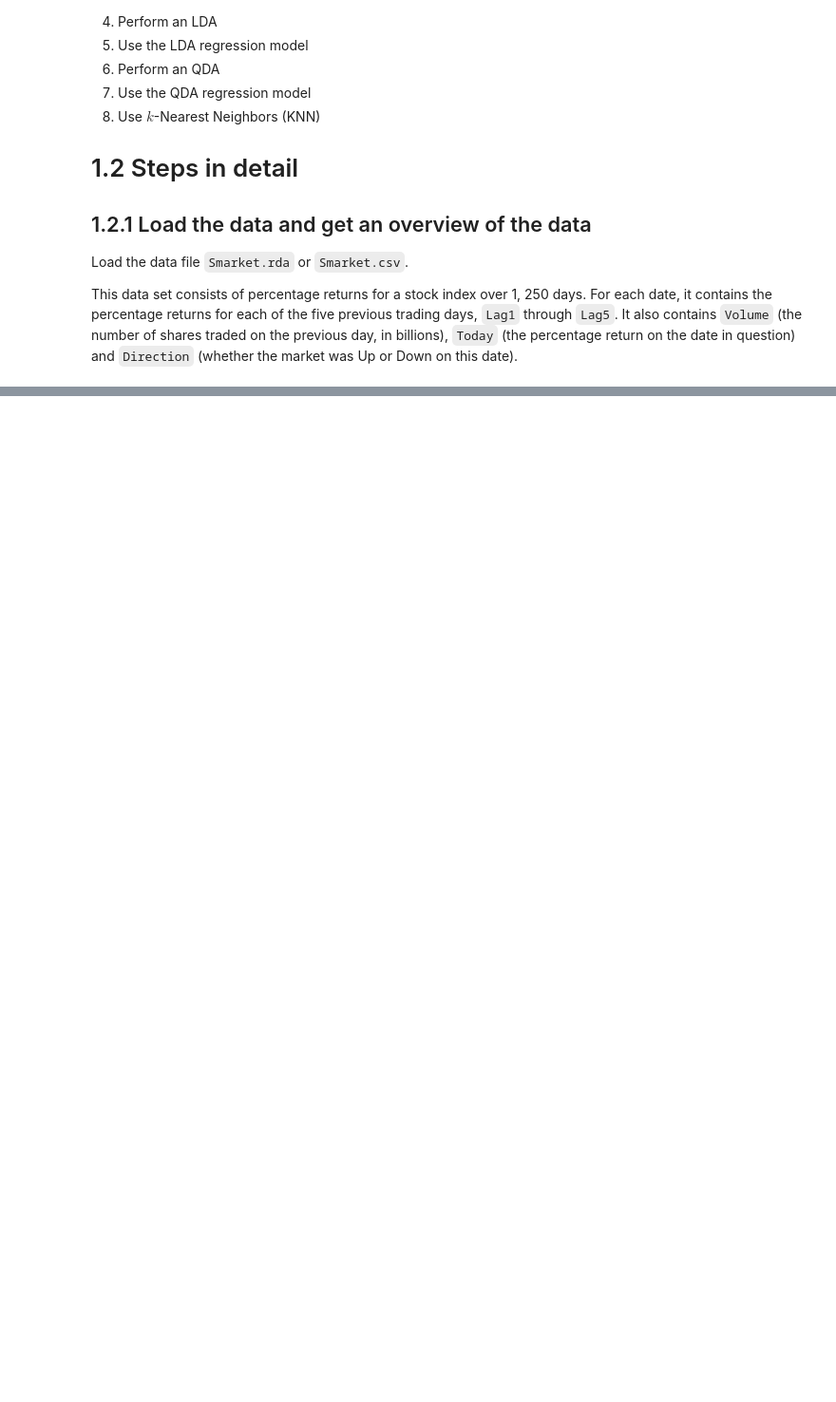
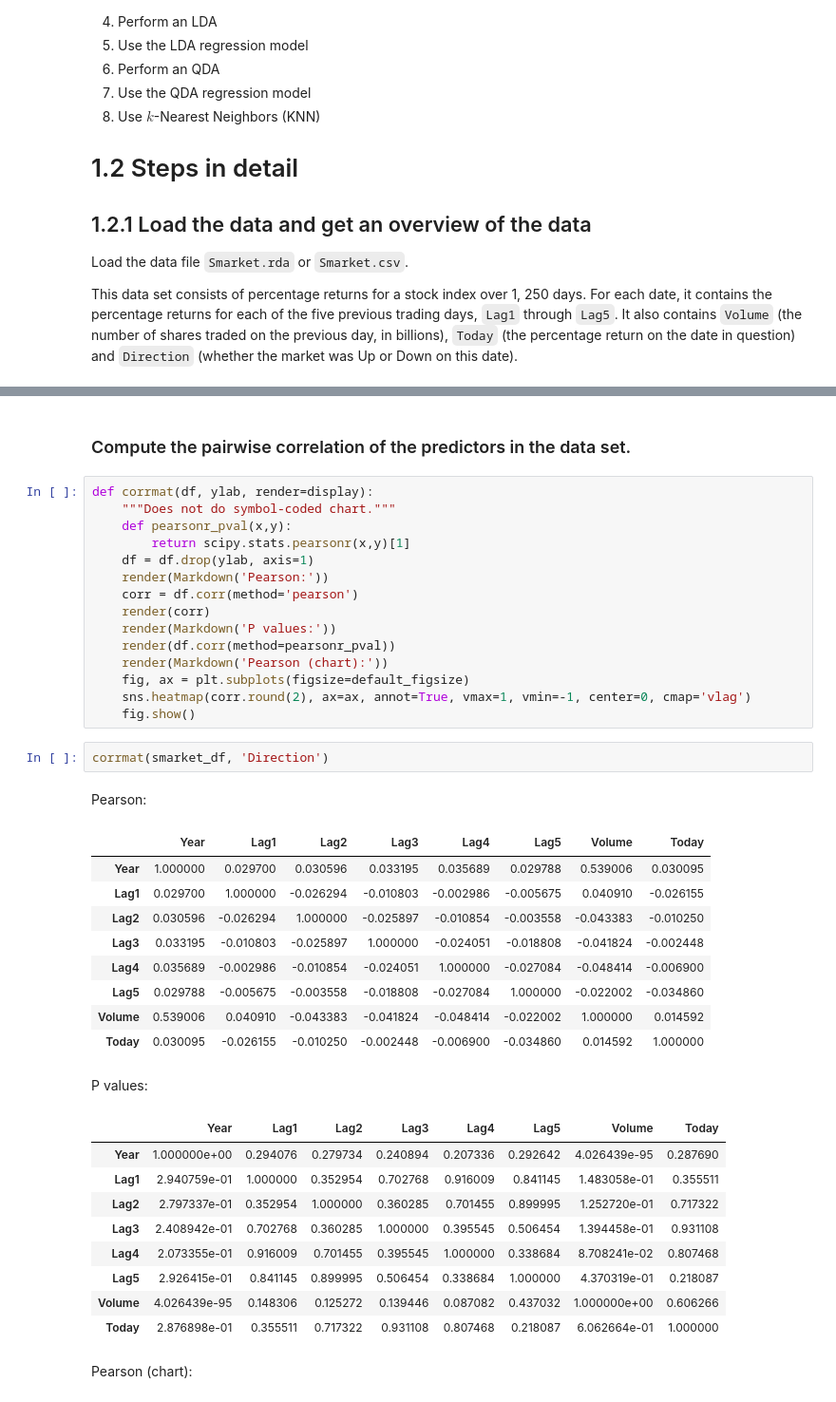
Before and after one commit to shevchenkobn/ml-practice, a Jupyter notebook: a4/a4.ipynb, the cells around one changed output, grey strips where cells are left out. Shown at 95% size. Drawn from its saved outputs; the diff is of its cells as text; blank space fills up the shorter version.

```diff
--- a/a4/a4.ipynb
+++ b/a4/a4.ipynb
@@ -38,0 +112,41 @@ boston_df = pd.read_csv('../ISLR/data/Smarket.csv', index_col=[0])
+# %% [markdown]
+### Compute the pairwise correlation of the predictors in the data set.
+# %%
+def corrmat(df, ylab, render=display):
+    """Does not do symbol-coded chart."""
+    def pearsonr_pval(x,y):
+        return scipy.stats.pearsonr(x,y)[1]
+    df = df.drop(ylab, axis=1)
+    render(Markdown('Pearson:'))
+    corr = df.corr(method='pearson')
+    render(corr)
+    render(Markdown('P values:'))
+    render(df.corr(method=pearsonr_pval))
+    render(Markdown('Pearson (chart):'))
+    fig, ax = plt.subplots(figsize=default_figsize)
+    sns.heatmap(corr.round(2), ax=ax, annot=True, vmax=1, vmin=-1, center=0, cmap='vlag')
+    fig.show()
+# %%
+corrmat(smarket_df, 'Direction')
+# %% [output]
+Pearson:
+|  | Year | Lag1 | Lag2 | Lag3 | Lag4 | Lag5 | Volume | Today |
+| Year | 1.000000 | 0.029700 | 0.030596 | 0.033195 | 0.035689 | 0.029788 | 0.539006 | 0.030095 |
+| Lag1 | 0.029700 | 1.000000 | -0.026294 | -0.010803 | -0.002986 | -0.005675 | 0.040910 | -0.026155 |
+| Lag2 | 0.030596 | -0.026294 | 1.000000 | -0.025897 | -0.010854 | -0.003558 | -0.043383 | -0.010250 |
+| Lag3 | 0.033195 | -0.010803 | -0.025897 | 1.000000 | -0.024051 | -0.018808 | -0.041824 | -0.002448 |
+| Lag4 | 0.035689 | -0.002986 | -0.010854 | -0.024051 | 1.000000 | -0.027084 | -0.048414 | -0.006900 |
+| Lag5 | 0.029788 | -0.005675 | -0.003558 | -0.018808 | -0.027084 | 1.000000 | -0.022002 | -0.034860 |
+| Volume | 0.539006 | 0.040910 | -0.043383 | -0.041824 | -0.048414 | -0.022002 | 1.000000 | 0.014592 |
+| Today | 0.030095 | -0.026155 | -0.010250 | -0.002448 | -0.006900 | -0.034860 | 0.014592 | 1.000000 |
+P values:
+|  | Year | Lag1 | Lag2 | Lag3 | Lag4 | Lag5 | Volume | Today |
+| Year | 1.000000e+00 | 0.294076 | 0.279734 | 0.240894 | 0.207336 | 0.292642 | 4.026439e-95 | 0.287690 |
+| Lag1 | 2.940759e-01 | 1.000000 | 0.352954 | 0.702768 | 0.916009 | 0.841145 | 1.483058e-01 | 0.355511 |
+| Lag2 | 2.797337e-01 | 0.352954 | 1.000000 | 0.360285 | 0.701455 | 0.899995 | 1.252720e-01 | 0.717322 |
+| Lag3 | 2.408942e-01 | 0.702768 | 0.360285 | 1.000000 | 0.395545 | 0.506454 | 1.394458e-01 | 0.931108 |
+| Lag4 | 2.073355e-01 | 0.916009 | 0.701455 | 0.395545 | 1.000000 | 0.338684 | 8.708241e-02 | 0.807468 |
+| Lag5 | 2.926415e-01 | 0.841145 | 0.899995 | 0.506454 | 0.338684 | 1.000000 | 4.370319e-01 | 0.218087 |
+| Volume | 4.026439e-95 | 0.148306 | 0.125272 | 0.139446 | 0.087082 | 0.437032 | 1.000000e+00 | 0.606266 |
+| Today | 2.876898e-01 | 0.355511 | 0.717322 | 0.931108 | 0.807468 | 0.218087 | 6.062664e-01 | 1.000000 |
+Pearson (chart):
```
Also changed, not shown: parts of 10 cells of this notebook.
